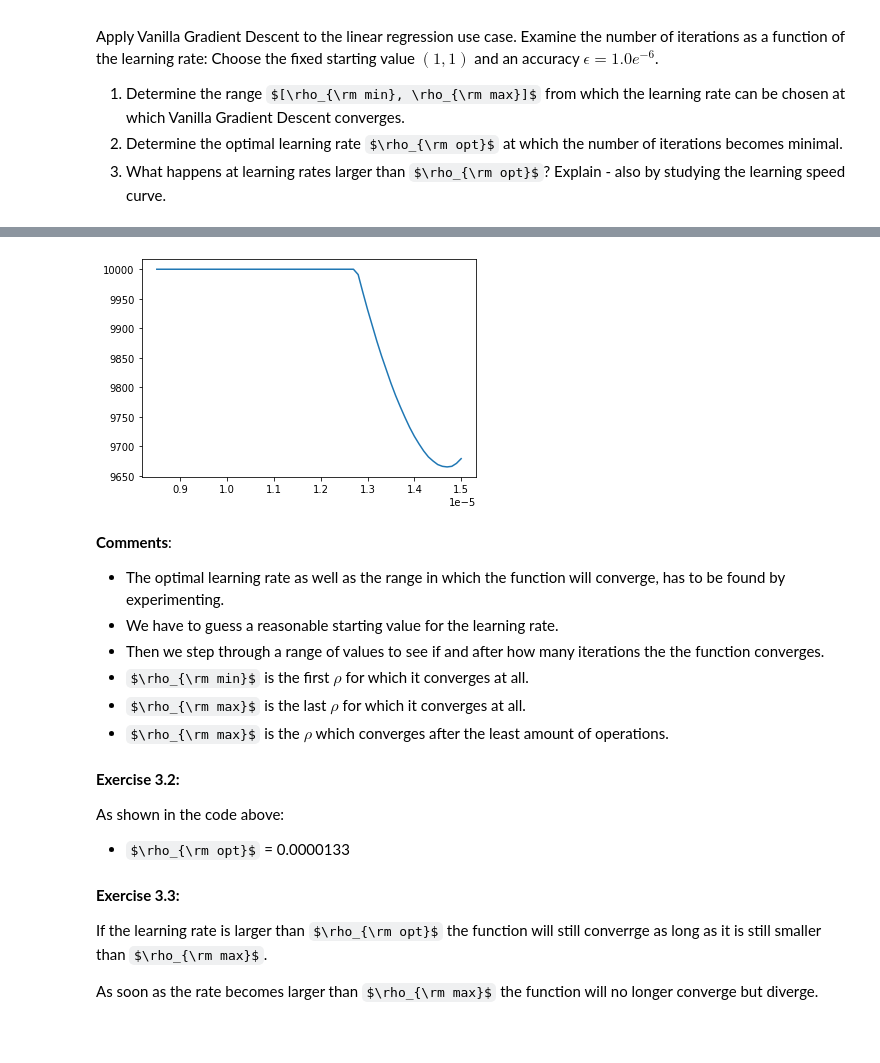
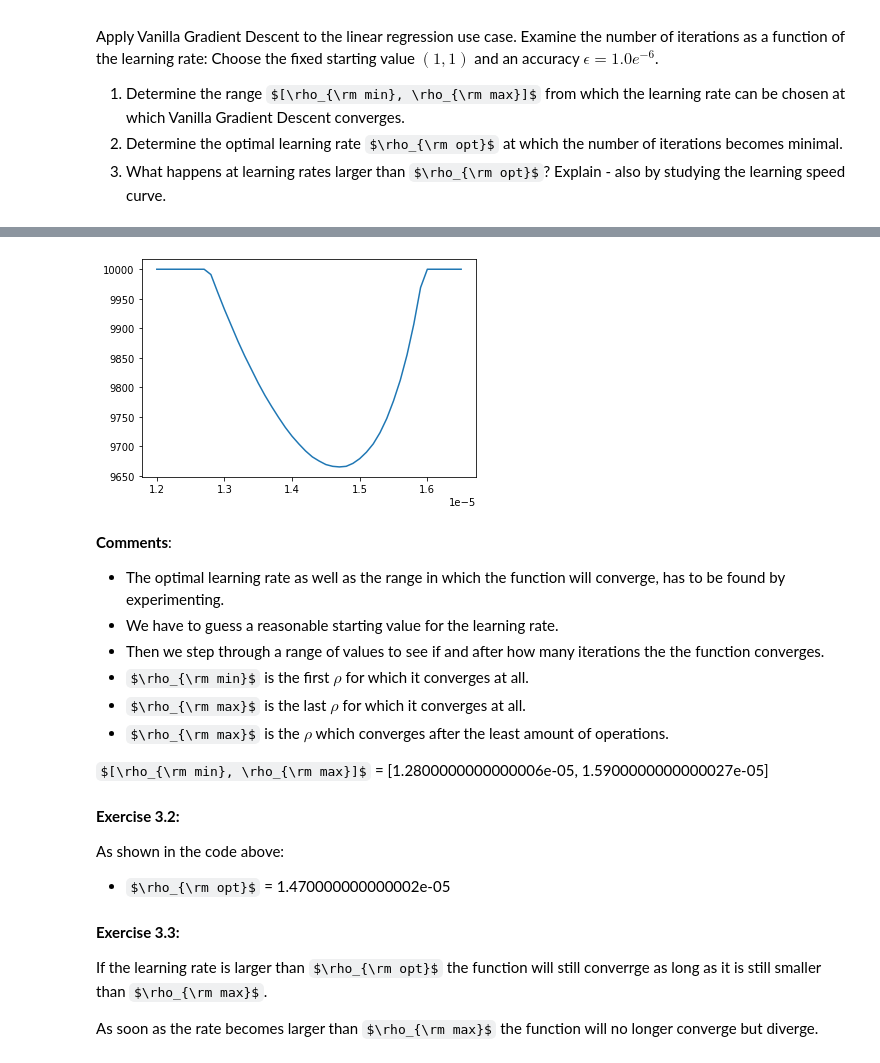
Before and after one commit to jsvilling/VANA_Assignemnts, a Jupyter notebook: gradient_descent_01-stud_villing_zellweger.ipynb, the cells around one changed output, grey strips where cells are left out. Saved outputs shown, nothing was run; the diff lists cells and outputs as text; code cells hidden in the pictures; some formulas as TeX source; blank space fills up the shorter version.

Commit message:
Fix 3.1 plot

```diff
--- a/gradient_descent_01-stud_villing_zellweger.ipynb
+++ b/gradient_descent_01-stud_villing_zellweger.ipynb
@@ -273,7 +273,7 @@ x,y = load_regression_data()
 X = design_matrix(x)
 
 # START YOUR CODE
-learning_rate_range = np.arange(8.5e-6, 1.5e-5, 1e-7)
+learning_rate_range = np.arange(1.2e-5, 1.65e-5, 1e-7)
 number_iterations_hist = np.array([])
 
 max_iterations = 10000
@@ -309,4 +309,4 @@ Valid learning_rate range: ( 1.2800000000000032e-05 ,  1.5000000000000048e-05 )
-[figure, old version]
+[figure, new version]
 # %% [markdown]
 **Comments**:
 * The optimal learning rate as well as the range in which the function will converge, has to be found by experimenting.
@@ -315,12 +315,14 @@ Valid learning_rate range: ( 1.2800000000000032e-05 ,  1.5000000000000048e-05 )
 *  $\rho_{\rm min}$ is the first $\rho$ for which it converges at all.
 *  $\rho_{\rm max}$ is the last $\rho$ for which it converges at all.
 *  $\rho_{\rm max}$ is the $\rho$ which converges after the least amount of operations.
+
+$[\rho_{\rm min}, \rho_{\rm max}]$ = [1.2800000000000006e-05, 1.5900000000000027e-05]
 # %% [markdown]
 **Exercise 3.2:**
 
 As shown in the code above:
 
-* $\rho_{\rm opt}$ = 0.0000133
+* $\rho_{\rm opt}$ = 1.470000000000002e-05
 # %% [markdown]
 **Exercise 3.3:**
 
```
Also changed, not shown: parts of 1 cell of this notebook.
